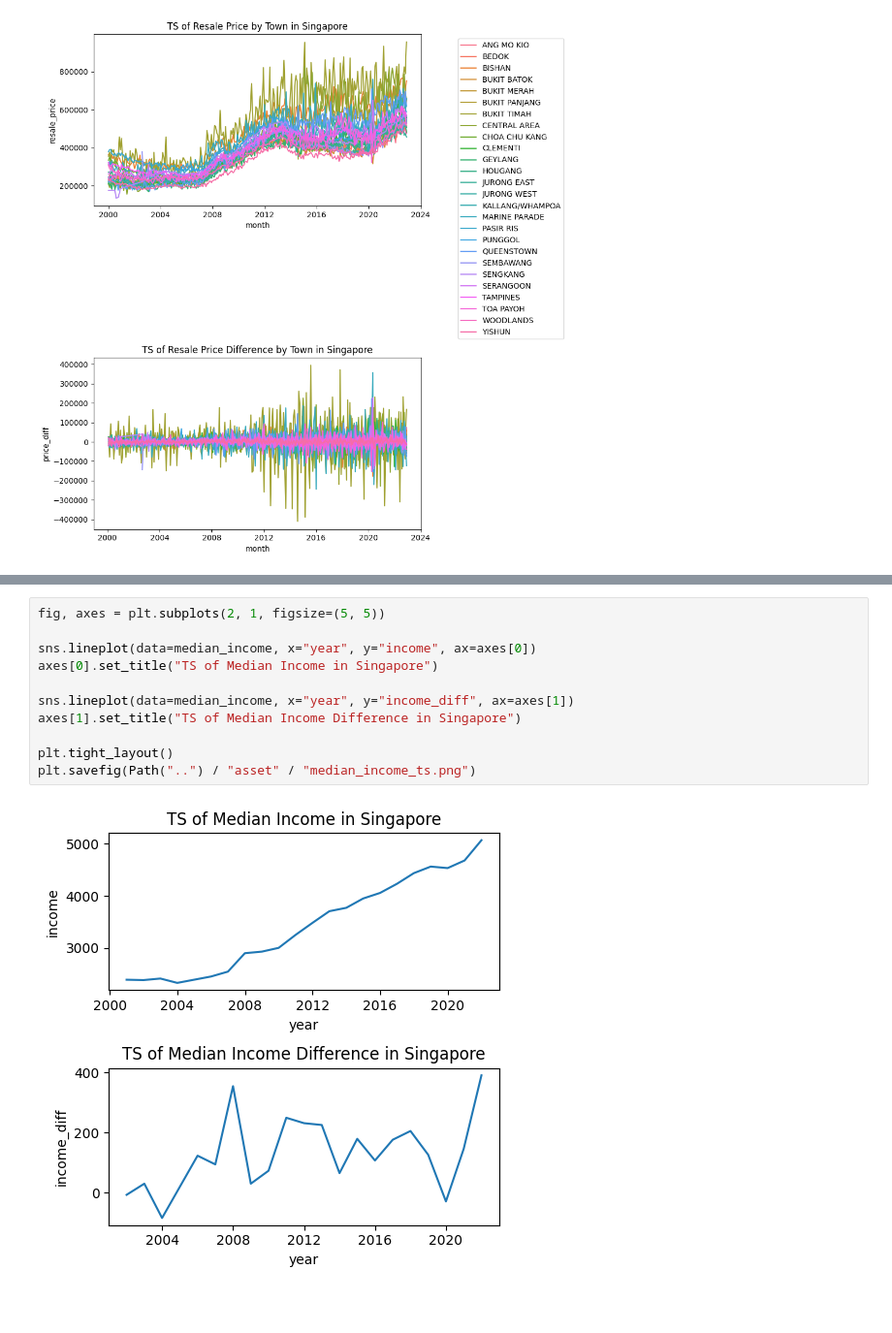
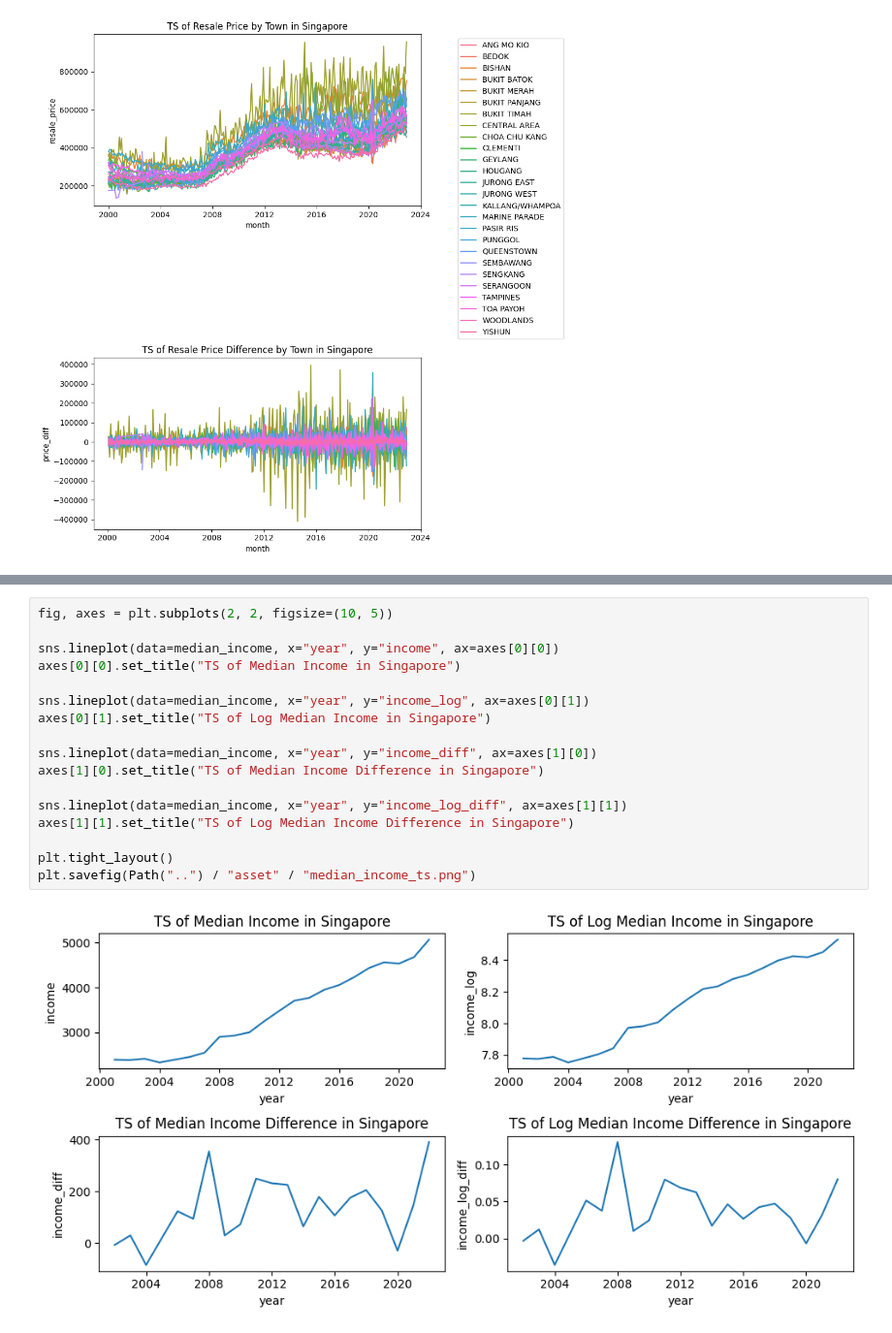
Before and after one commit to lingjie00/ST6241A_2425, a Jupyter notebook: notebook/data_exploration.ipynb, the cells around one changed output, grey strips where cells are left out. Shown at 97% size. Drawn from its saved outputs; the diff is of its cells as text; blank space fills up the shorter version.

```diff
--- a/notebook/data_exploration.ipynb
+++ b/notebook/data_exploration.ipynb
@@ -107,13 +135,19 @@ median_income.describe()
 # %%
-fig, axes = plt.subplots(2, 1, figsize=(5, 5))
+fig, axes = plt.subplots(2, 2, figsize=(10, 5))
 
-sns.lineplot(data=median_income, x="year", y="income", ax=axes[0])
-axes[0].set_title("TS of Median Income in Singapore")
+sns.lineplot(data=median_income, x="year", y="income", ax=axes[0][0])
+axes[0][0].set_title("TS of Median Income in Singapore")
 
-sns.lineplot(data=median_income, x="year", y="income_diff", ax=axes[1])
-axes[1].set_title("TS of Median Income Difference in Singapore")
+sns.lineplot(data=median_income, x="year", y="income_log", ax=axes[0][1])
+axes[0][1].set_title("TS of Log Median Income in Singapore")
+
+sns.lineplot(data=median_income, x="year", y="income_diff", ax=axes[1][0])
+axes[1][0].set_title("TS of Median Income Difference in Singapore")
+
+sns.lineplot(data=median_income, x="year", y="income_log_diff", ax=axes[1][1])
+axes[1][1].set_title("TS of Log Median Income Difference in Singapore")
 
 plt.tight_layout()
 plt.savefig(Path("..") / "asset" / "median_income_ts.png")
 # %% [output]
-[figure, old version]
+[figure, new version]
```
Also changed, not shown: parts of 6 cells of this notebook, 8 other files.
